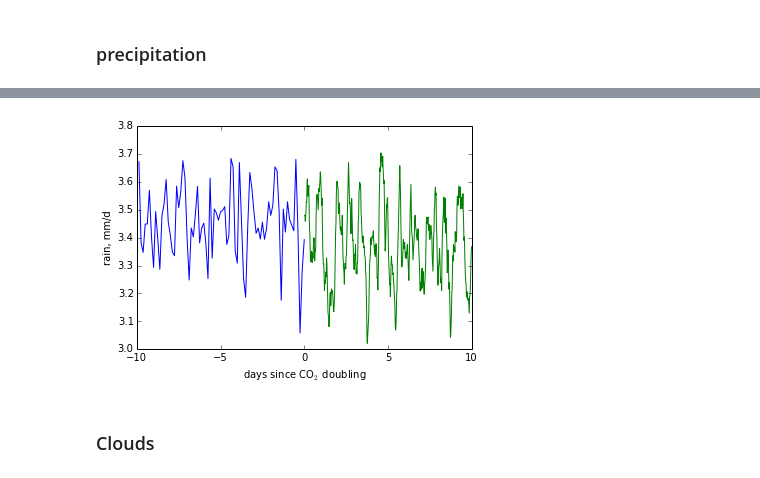
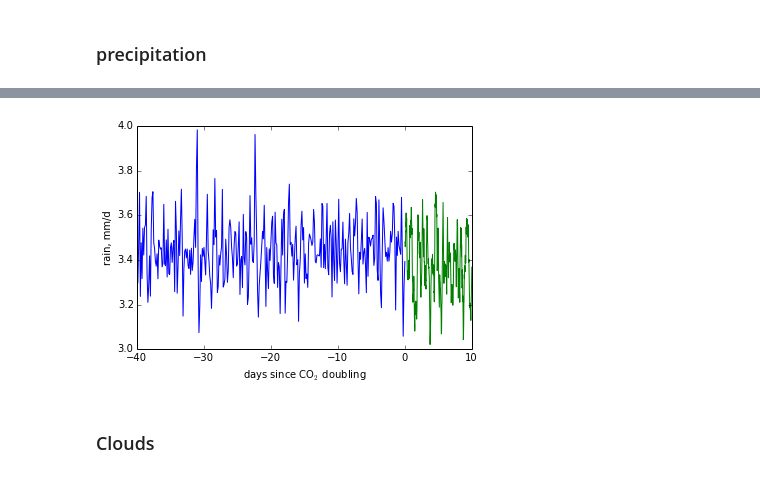
Before and after one commit to jedman/2xco2, a Jupyter notebook: exploration2xCO2.ipynb, the cells around one changed output, grey strips where cells are left out. Drawn from its saved outputs; the diff is of its cells as text; code cells hidden in the pictures.

```diff
--- a/exploration2xCO2.ipynb
+++ b/exploration2xCO2.ipynb
@@ -25,4 +36,20 @@ vstats_after = nc.Dataset('../data/verticalstats/verticalstats_fastcloud_2xco2.n
 # %%
-before = TimeSeries(getvar('time',gstats_before), z = getvar('z',vstats_before))
+before = TimeSeries(pretime_global - max(pretime_global), z = getvar('z',vstats_before))
+# convert time to days before co2 doubling
 # %%
 after = TimeSeries(getvar('time',gstats_after), z= getvar('z',vstats_after))
+# %%
+variable_names_1d = ['dlsurf', 'Q'] # extract full 1D time series from predoubling run for these variables
+for index, var in enumerate(variable_names_1d): # iterate through variables
+    for i in range(0,12):
+        filename = "../data/globalstats/globalstats_fastcloud_" + str(i) + ".nc" # iterate through files
+        tmp = nc.Dataset(filename)
+        tmp_var = getvar(var, tmp)
+        if i == 0:
+            prevar = tmp_var
+        else:
+            prevar = np.append(prevar, tmp_var) # collect the variable
+    if (index == 0):
+        variables_1d = {var:prevar} # create the dictionary the variables
+    else:
+        variables_1d.update({var:prevar}) # update dictionary with each new variable
@@ -29,5 +80,5 @@ after = TimeSeries(getvar('time',gstats_after), z= getvar('z',vstats_after))
 # %% [markdown]
 ### precipitation
 # %%
-before.precip = -86400.*getvar('dlsurf',gstats_before)
+before.precip = -86400.*variables_1d['dlsurf']
 after.precip = -86400.*getvar('dlsurf',gstats_after)
@@ -40,18 +85,19 @@ plot(after.time,after.precip)
 # %%
 # smooth 'after' time series to match the time step from before
 # %%
-ratio = (before.time[1]-before.time[0])/(after.time[1] - after.time[0])
+ratio = (before.time[500]-before.time[499])/(after.time[1] - after.time[0])
 # %%
 after.time_smooth = sm.smooth(after.time,window_len = int(ratio))
 after.precip_smooth =  sm.smooth(after.precip,window_len = int(ratio))
 # %%
 fig, ax = plt.subplots(1)
-ax.plot(before.time-10., before.precip)
+ax.plot(before.time, before.precip)
 ax.plot(after.time, after.precip_smooth)
 ax.set_xlabel('days since CO$_2$ doubling')
 ax.set_ylabel('rain, mm/d')
+ax.set_xlim(-40,10)
 fig.savefig('figures/precipitation_2xco2.pdf', bbox_inches = 0)
 # %% [output]
-[figure, old version]
+[figure, new version]
 # %% [markdown]
 ### Clouds
```
Also changed, not shown: parts of 16 cells of this notebook.
